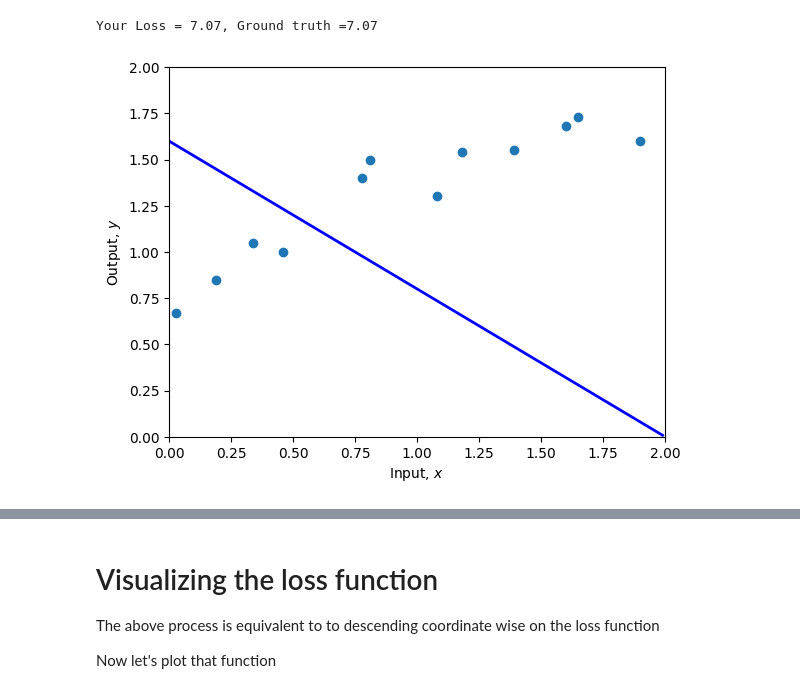
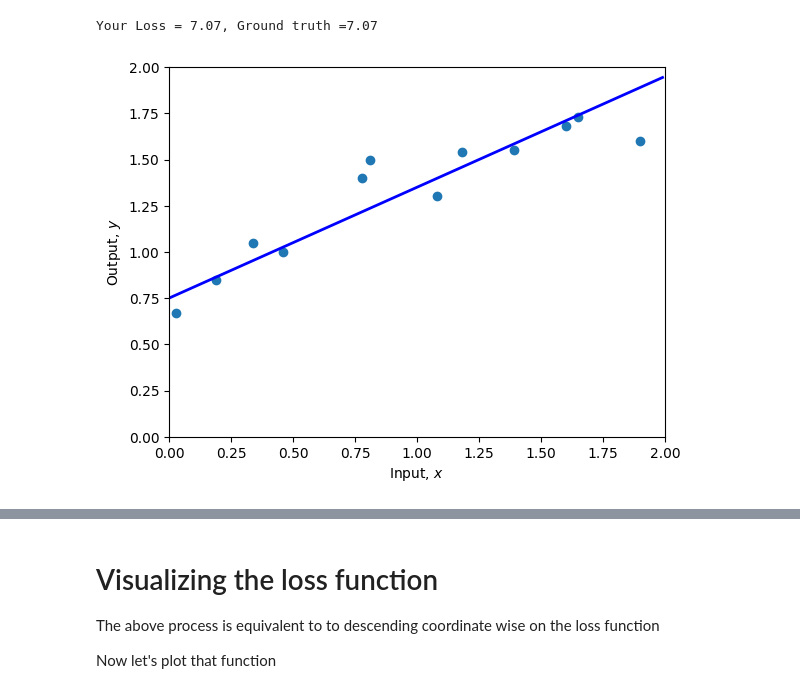
Before and after one commit to jhsilvaz13/udlbook-maa, a Jupyter notebook: Notebooks/Chap02/2_1_Supervised_Learning.ipynb, the cells around one changed output, grey strips where cells are left out. Saved outputs shown, nothing was run; the diff lists cells and outputs as text; code cells hidden in the pictures.

```diff
--- a/Notebooks/Chap02/2_1_Supervised_Learning.ipynb
+++ b/Notebooks/Chap02/2_1_Supervised_Learning.ipynb
@@ -71,10 +70,11 @@ print(f'Your Loss = {loss:3.2f}, Ground truth =7.07')
 Your Loss = 7.07, Ground truth =7.07
 # %%
 # Set the intercept and slope as in figure 2.2c
-phi0 = 1.60 ; phi1 =-0.8
+phi0 = 0.75 ; phi1 =0.6
+
 # Plot the data and the model
 plot(x,y,phi0,phi1)
 loss = compute_loss(x,y,phi0,phi1)
 print(f'Your Loss = {loss:3.2f}, Ground truth =10.28')
 # %% [output]
-[figure, old version]
+[figure, new version]
```
Also changed, not shown: parts of 5 cells of this notebook, 1 other file.
